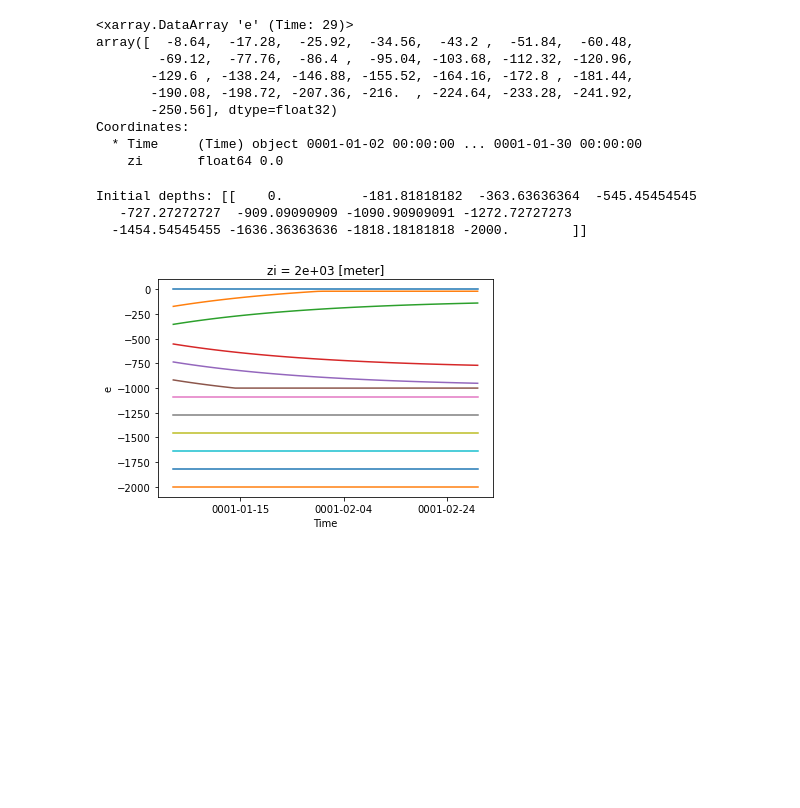
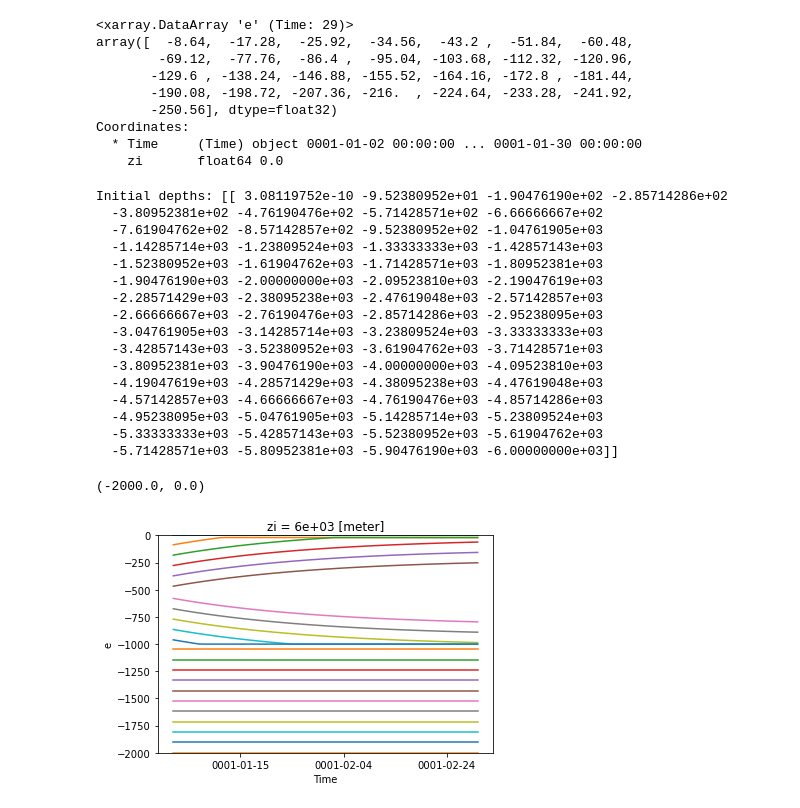
Before and after one commit to fdf2002/MOM6-examples, a Jupyter notebook: ocean_only/otec1d/test.ipynb, the cells around one changed output. Drawn from its saved outputs; the diff is of its cells as text; code cells hidden in the pictures; blank space fills up the shorter version.

```diff
--- a/ocean_only/otec1d/test.ipynb
+++ b/ocean_only/otec1d/test.ipynb
@@ -39,17 +39,33 @@ Coordinates:
 # %%
 # Graph the depth of each layer over time
 print('Initial depths:', ini['eta'].mean(['lath', 'lonh']).data)
 e = ds['e'].mean(['yh', 'xh'])
 for z in ds['zi']:
     e.sel(zi=z).plot()
 
+plt.ylim(-2000, 0)
+
 # Reverse engineer the value of w_otec.
 #print('w_otec=', (e[0,0] - e[1,0])/(5*24*3600))
 # %% [output]
-Initial depths: [[    0.          -181.81818182  -363.63636364  -545.45454545
-   -727.27272727  -909.09090909 -1090.90909091 -1272.72727273
-  -1454.54545455 -1636.36363636 -1818.18181818 -2000.        ]]
+Initial depths: [[ 3.08119752e-10 -9.52380952e+01 -1.90476190e+02 -2.85714286e+02
+  -3.80952381e+02 -4.76190476e+02 -5.71428571e+02 -6.66666667e+02
+  -7.61904762e+02 -8.57142857e+02 -9.52380952e+02 -1.04761905e+03
+  -1.14285714e+03 -1.23809524e+03 -1.33333333e+03 -1.42857143e+03
+  -1.52380952e+03 -1.61904762e+03 -1.71428571e+03 -1.80952381e+03
+  -1.90476190e+03 -2.00000000e+03 -2.09523810e+03 -2.19047619e+03
+  -2.28571429e+03 -2.38095238e+03 -2.47619048e+03 -2.57142857e+03
+  -2.66666667e+03 -2.76190476e+03 -2.85714286e+03 -2.95238095e+03
+  -3.04761905e+03 -3.14285714e+03 -3.23809524e+03 -3.33333333e+03
+  -3.42857143e+03 -3.52380952e+03 -3.61904762e+03 -3.71428571e+03
+  -3.80952381e+03 -3.90476190e+03 -4.00000000e+03 -4.09523810e+03
+  -4.19047619e+03 -4.28571429e+03 -4.38095238e+03 -4.47619048e+03
+  -4.57142857e+03 -4.66666667e+03 -4.76190476e+03 -4.85714286e+03
+  -4.95238095e+03 -5.04761905e+03 -5.14285714e+03 -5.23809524e+03
+  -5.33333333e+03 -5.42857143e+03 -5.52380952e+03 -5.61904762e+03
+  -5.71428571e+03 -5.80952381e+03 -5.90476190e+03 -6.00000000e+03]]
+(-2000.0, 0.0)
-[figure, old version]
+[figure, new version]
 # %%
 salt = ds['salt'].mean(['xh','yh']) * ds['h'].mean(['xh','yh']) * (200000**2)
 #for z in ds['zl']:
```
Also changed, not shown: parts of 2 cells of this notebook, 4 other files.
